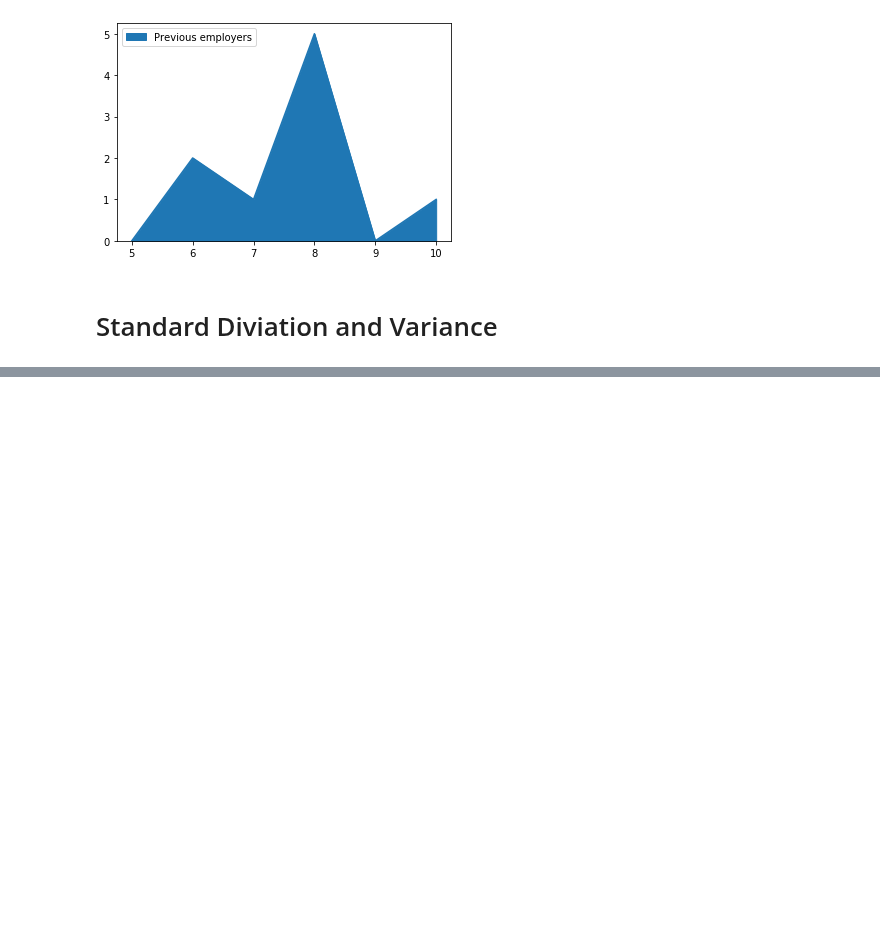
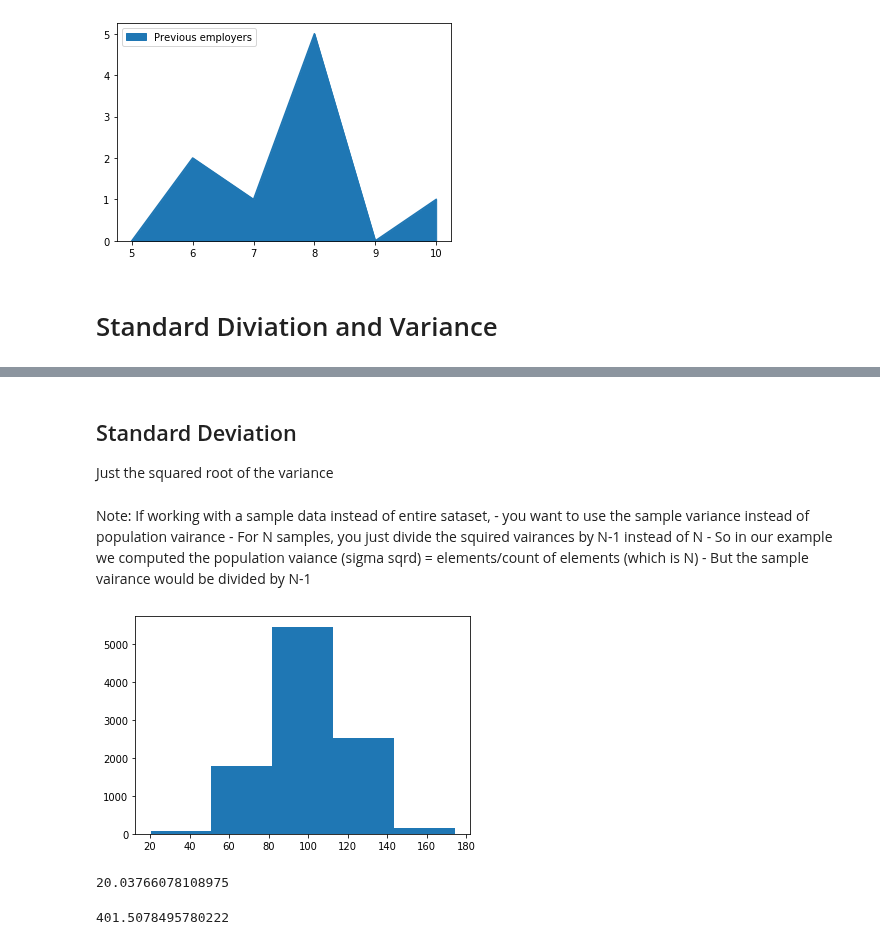
Before and after one commit to dariushazimi/notebooks, a Jupyter notebook: Machine_learning_data_science_and_deep_learning_with_python.ipynb, the cells around one changed output, grey strips where cells are left out. Drawn from its saved outputs; the diff is of its cells as text; code cells hidden in the pictures; blank space fills up the shorter version.

Commit message:
Added distribution examples

```diff
--- a/Machine_learning_data_science_and_deep_learning_with_python.ipynb
+++ b/Machine_learning_data_science_and_deep_learning_with_python.ipynb
@@ -361,0 +378,25 @@ lala.plot(kind='area'); #open plot documentation
+# %% [markdown]
+## Standard Deviation
+Just the squared root of the variance
+# %% [markdown]
+Note: If working with a sample data instead of entire sataset,
+    - you want to use the sample variance instead of population vairance
+    - For N samples, you just divide the squired vairances by N-1 instead of N
+    - So in our example we computed the population vaiance  (sigma sqrd) = elements/count of elements (which is N)
+    - But the sample vairance would be divided by N-1
+# %%
+import numpy as np
+import matplotlib.pyplot as plt
+incomes = np.random.normal(100, 20, 10000) # Centered around the 100, with std = 20 and 10,000 datapoints
+plt.hist(incomes, 5)
+plt.show()
+# %% [output]
+[figure, added]
+# %%
+incomes.std()
+# %% [output]
+20.03766078108975
+# %%
+incomes.var()
+# %% [output]
+401.5078495780222
```
Also changed, not shown: parts of 11 cells of this notebook.
